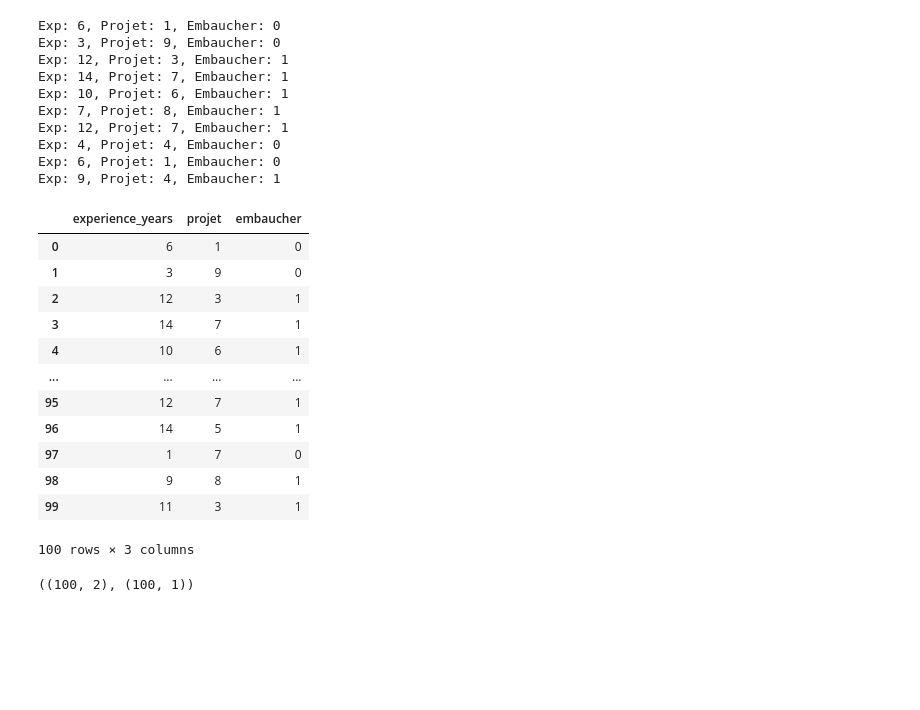
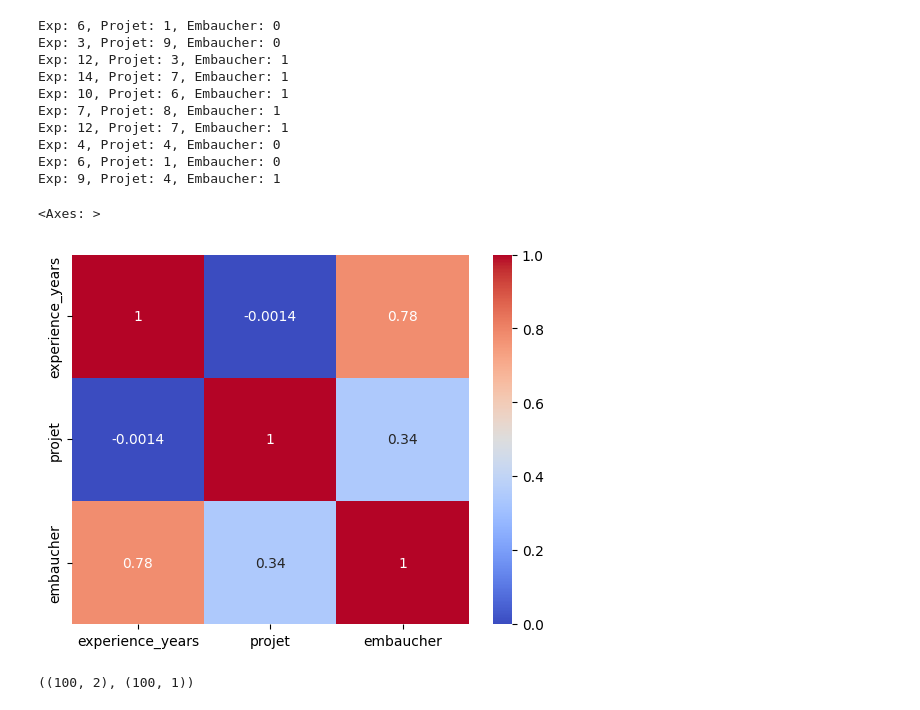
Before and after one commit to mahalmadane/MachineLearning, a Jupyter notebook: logistiqueRegression.ipynb, the cells around one changed output. Drawn from its saved outputs; the diff is of its cells as text; code cells hidden in the pictures; blank space fills up the shorter version.

```diff
--- a/logistiqueRegression.ipynb
+++ b/logistiqueRegression.ipynb
@@ -66,21 +69,10 @@ Exp: 6, Projet: 1, Embaucher: 0
 Exp: 9, Projet: 4, Embaucher: 1
 # %%
 data= pd.DataFrame(dat)
-data
+sns.heatmap(data.corr(), annot=True, cmap='coolwarm')
 # %% [output]
-|  | experience_years | projet | embaucher |
-| 0 | 6 | 1 | 0 |
-| 1 | 3 | 9 | 0 |
-| 2 | 12 | 3 | 1 |
-| 3 | 14 | 7 | 1 |
-| 4 | 10 | 6 | 1 |
-| ... | ... | ... | ... |
-| 95 | 12 | 7 | 1 |
-| 96 | 14 | 5 | 1 |
-| 97 | 1 | 7 | 0 |
-| 98 | 9 | 8 | 1 |
-| 99 | 11 | 3 | 1 |
-100 rows × 3 columns
+<Axes: >
+[figure, added]
 # %%
 X=data[['experience_years', 'projet']].values
 Y=data['embaucher'].values
```
Also changed, not shown: parts of 15 cells of this notebook, 1 other file.
